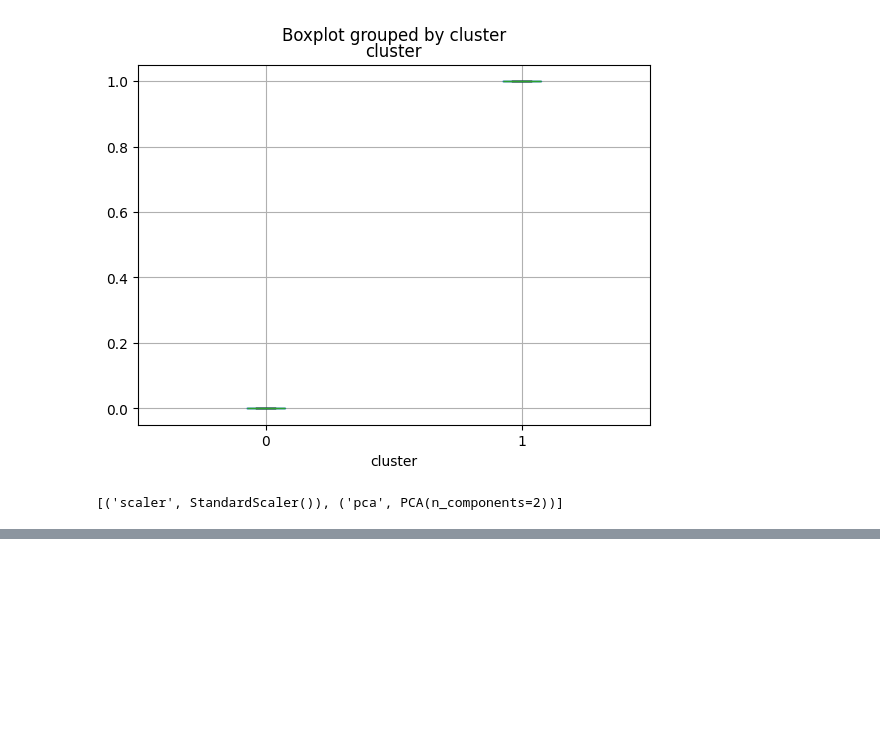
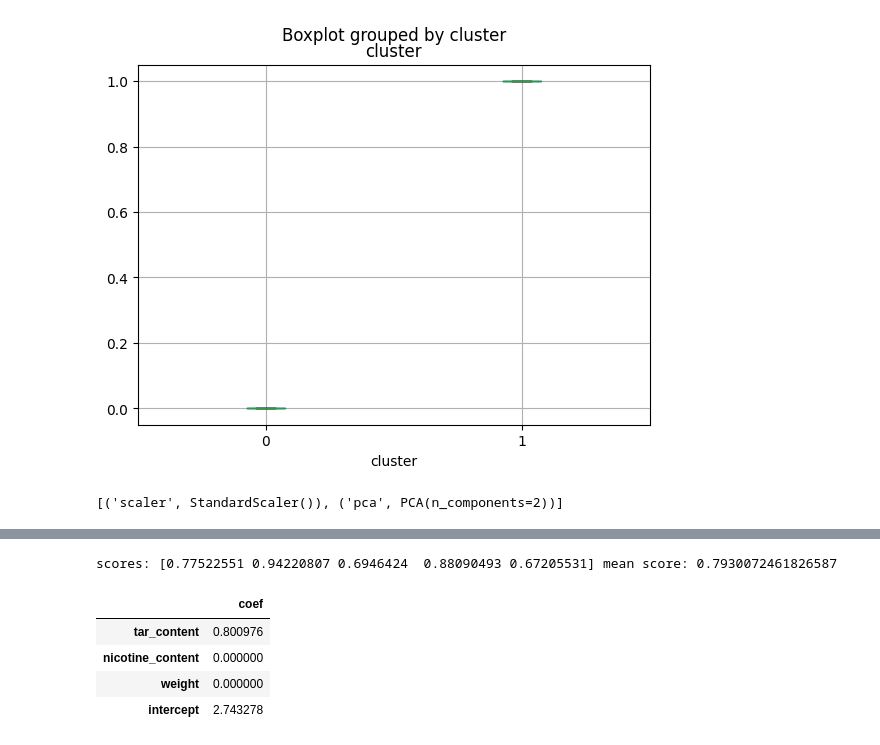
Before and after one commit to BrightMehou/random-ml, a Jupyter notebook: cigarettes/cigarette.ipynb, the cells around one changed output, grey strips where cells are left out. Saved outputs shown, nothing was run; the diff lists cells and outputs as text; code cells hidden in the pictures; blank space fills up the shorter version.

```diff
--- a/cigarettes/cigarette.ipynb
+++ b/cigarettes/cigarette.ipynb
@@ -129,0 +156,8 @@ pca_pipeline.steps
+# %%
+lr_forward = LinearRegression()
+sfs_forward = SequentialFeatureSelector(lr_forward, n_features_to_select="auto", direction='forward')
+sfs_forward.fit(X, y)
+X_forward = sfs_forward.transform(X)
+lr_forward_scores = cross_val_score(lr_forward, X_forward, y, cv=5)
+print(f'scores: {lr_forward_scores}', f'mean score: {lr_forward_scores.mean()}')
+get_linear_regression_coefficients(lr_forward.fit(X_forward, y), X.columns[sfs_forward.get_support()])
@@ -129,0 +169,8 @@ pca_pipeline.steps
+# %%
+lr_backward = LinearRegression()
+sfs_backward = SequentialFeatureSelector(lr_backward, n_features_to_select="auto", direction='backward')
+sfs_backward.fit(X, y)
+X_backward = sfs_backward.transform(X)
+lr_backward_scores = cross_val_score(lr_backward, X_backward, y, cv=5)
+print(f'scores: {lr_backward_scores}', f'mean score: {lr_backward_scores.mean()}')
+get_linear_regression_coefficients(lr_backward.fit(X_backward, y), X.columns[sfs_backward.get_support()])
@@ -129,0 +183,12 @@ pca_pipeline.steps
+# %%
+lr_positive = LinearRegression(positive=True)
+lr_scores = cross_val_score(lr_positive, X, y, cv=5)
+print(f'scores: {lr_scores}', f'mean score: {lr_scores.mean()}')
+get_linear_regression_coefficients(lr_positive.fit(X, y), X.columns)
+# %% [output]
+scores: [0.77522551 0.94220807 0.6946424  0.88090493 0.67205531] mean score: 0.7930072461826587
+|  | coef |
+| tar_content | 0.800976 |
+| nicotine_content | 0.000000 |
+| weight | 0.000000 |
+| intercept | 2.743278 |
```
Also changed, not shown: parts of 9 cells of this notebook, 7 other files.
